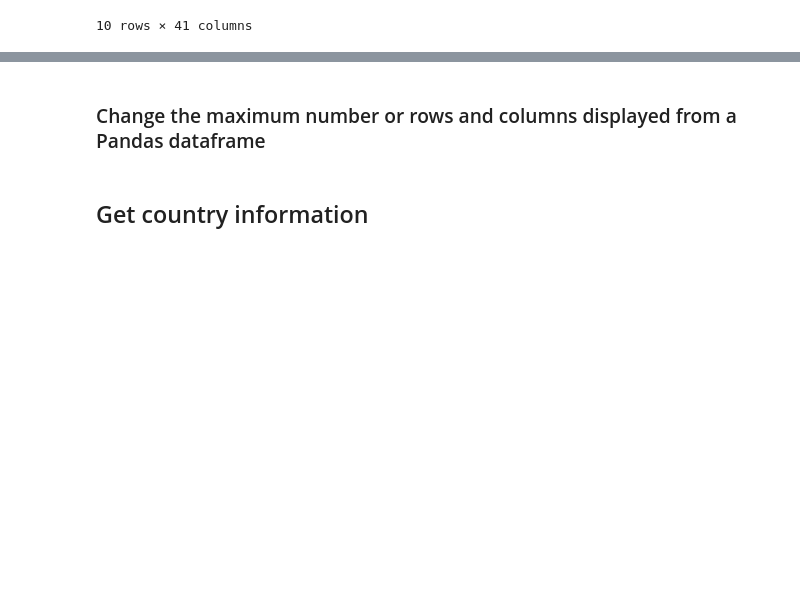
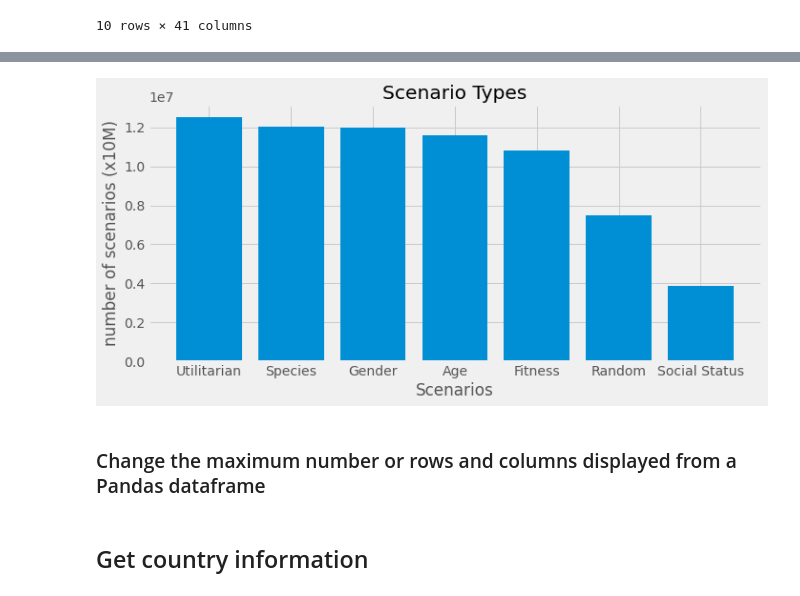
Before and after one commit to robertjhs/capstone1, a Jupyter notebook: ethicars.ipynb, the cells around one changed output, grey strips where cells are left out. Drawn from its saved outputs; the diff is of its cells as text; code cells hidden in the pictures; blank space fills up the shorter version.

```diff
--- a/ethicars.ipynb
+++ b/ethicars.ipynb
@@ -115,10 +117,11 @@ spark.sql(query).toPandas()
 10 rows × 41 columns
 # %%
 query = '''
-SELECT ScenarioType, DefaultChoice, count(*)
+SELECT ScenarioType, DefaultChoice, count(*) as scen_count
 FROM mm
+WHERE ScenarioType <> "None"
 GROUP BY ScenarioType, DefaultChoice
-
+ORDER BY scen_count DESC
 '''
 
-spark.sql(query).toPandas()
+scenarios = spark.sql(query).toPandas()
@@ -135,3 +139,12 @@ spark.sql(query).toPandas()
+# %%
+fig, ax = plt.subplots(figsize=(10,5))
+ax.bar(scenarios['ScenarioType'], scenarios['scen_count'])
+ax.set_title('Scenario Types')
+ax.set_xlabel('Scenarios')
+ax.set_ylabel('number of scenarios (x10M)')
+fig.tight_layout()
+# %% [output]
+[figure, added]
 # %% [markdown]
 ### Change the maximum number or rows and columns displayed from a Pandas dataframe
 # %%
```
Also changed, not shown: parts of 7 cells of this notebook, 1 other file.
